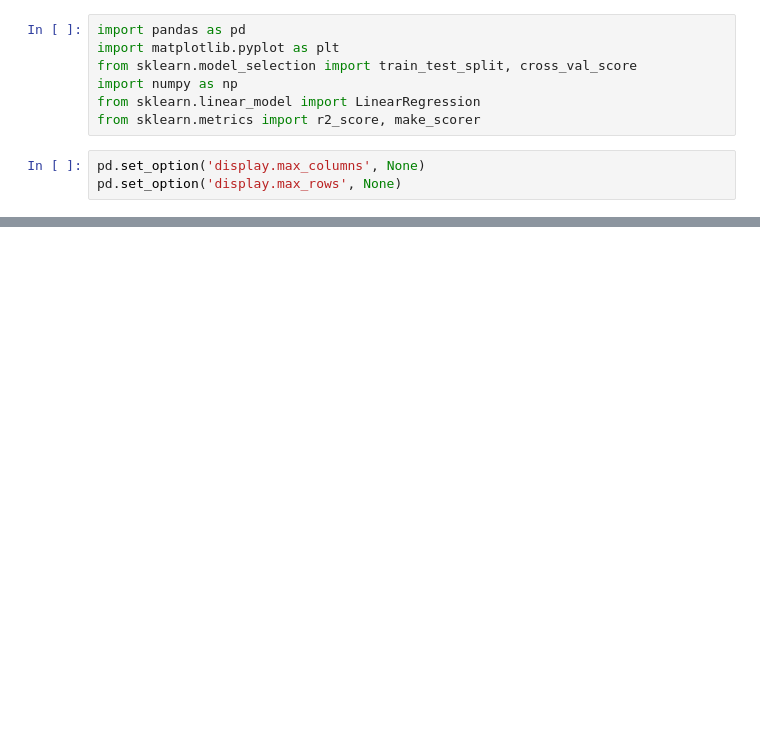
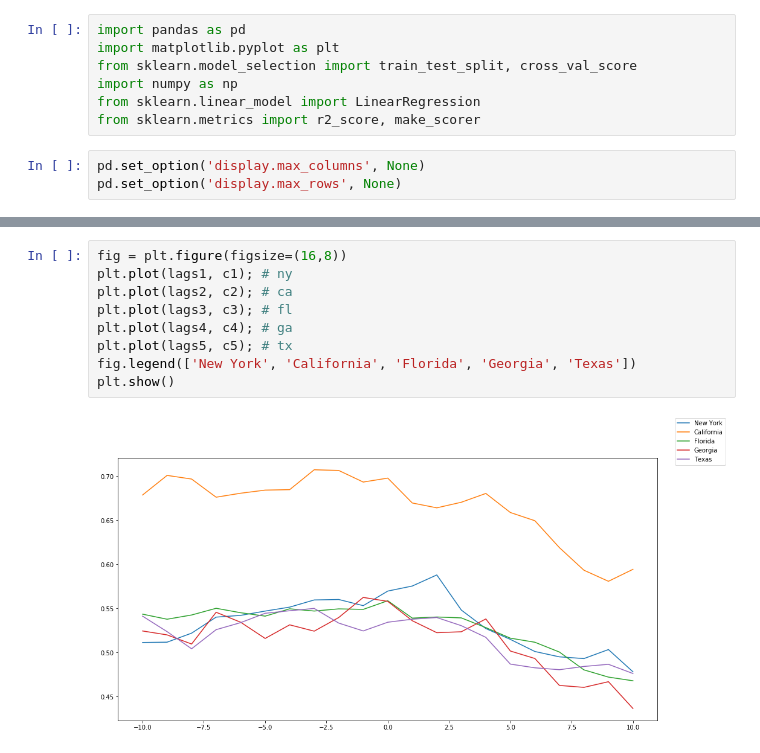
Before and after one commit to hvalk111/Covid-Twitter-EDA, a Jupyter notebook: HV_modeling.ipynb, the cells around one changed output, grey strips where cells are left out. Drawn from its saved outputs; the diff is of its cells as text; blank space fills up the shorter version.

```diff
--- a/HV_modeling.ipynb
+++ b/HV_modeling.ipynb
@@ -131,0 +151,11 @@ California_deaths_diff2 target var r2 scorer: 0.0001092947509858666
+# %%
+fig = plt.figure(figsize=(16,8))
+plt.plot(lags1, c1); # ny
+plt.plot(lags2, c2); # ca
+plt.plot(lags3, c3); # fl
+plt.plot(lags4, c4); # ga
+plt.plot(lags5, c5); # tx
+fig.legend(['New York', 'California', 'Florida', 'Georgia', 'Texas'])
+plt.show()
+# %% [output]
+[figure, added]
```
Also changed, not shown: parts of 18 cells of this notebook, 1 other file.
